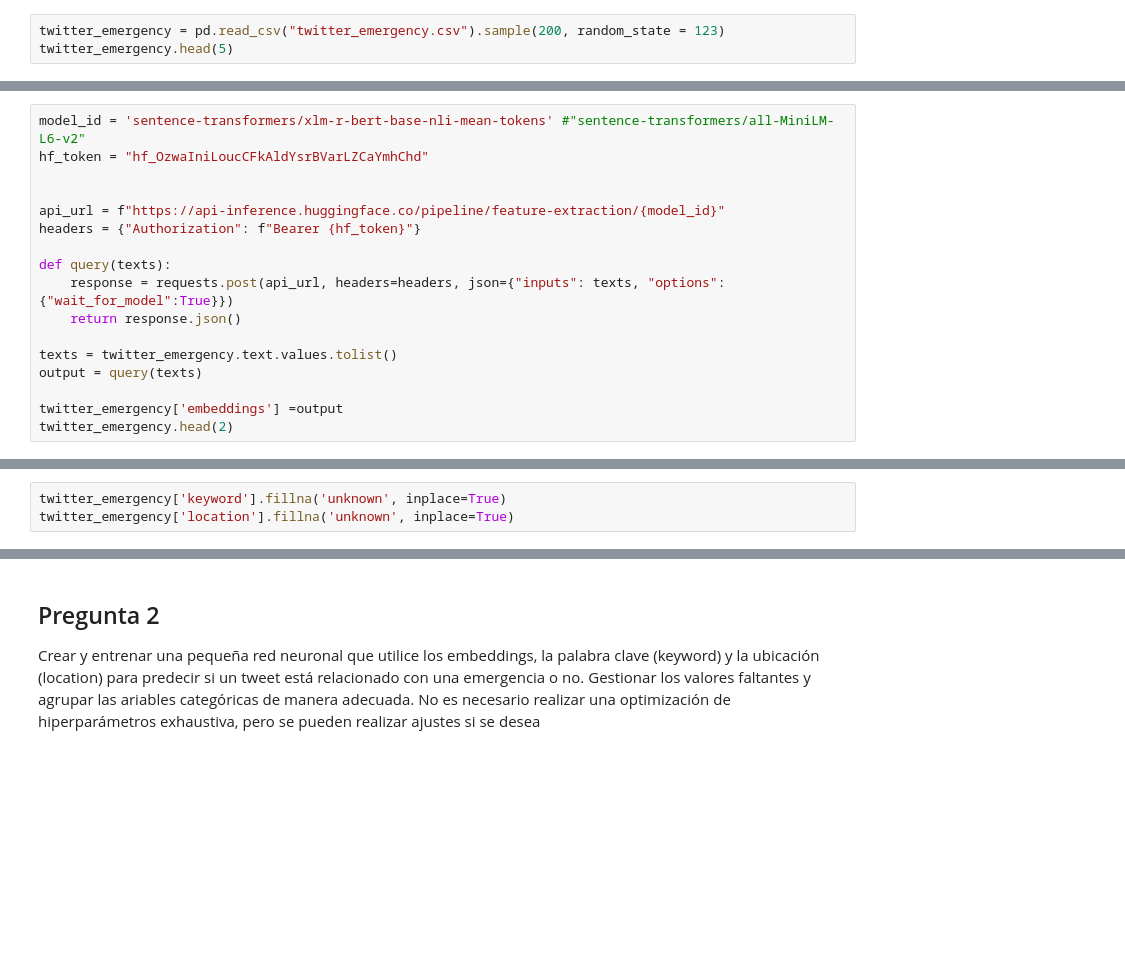
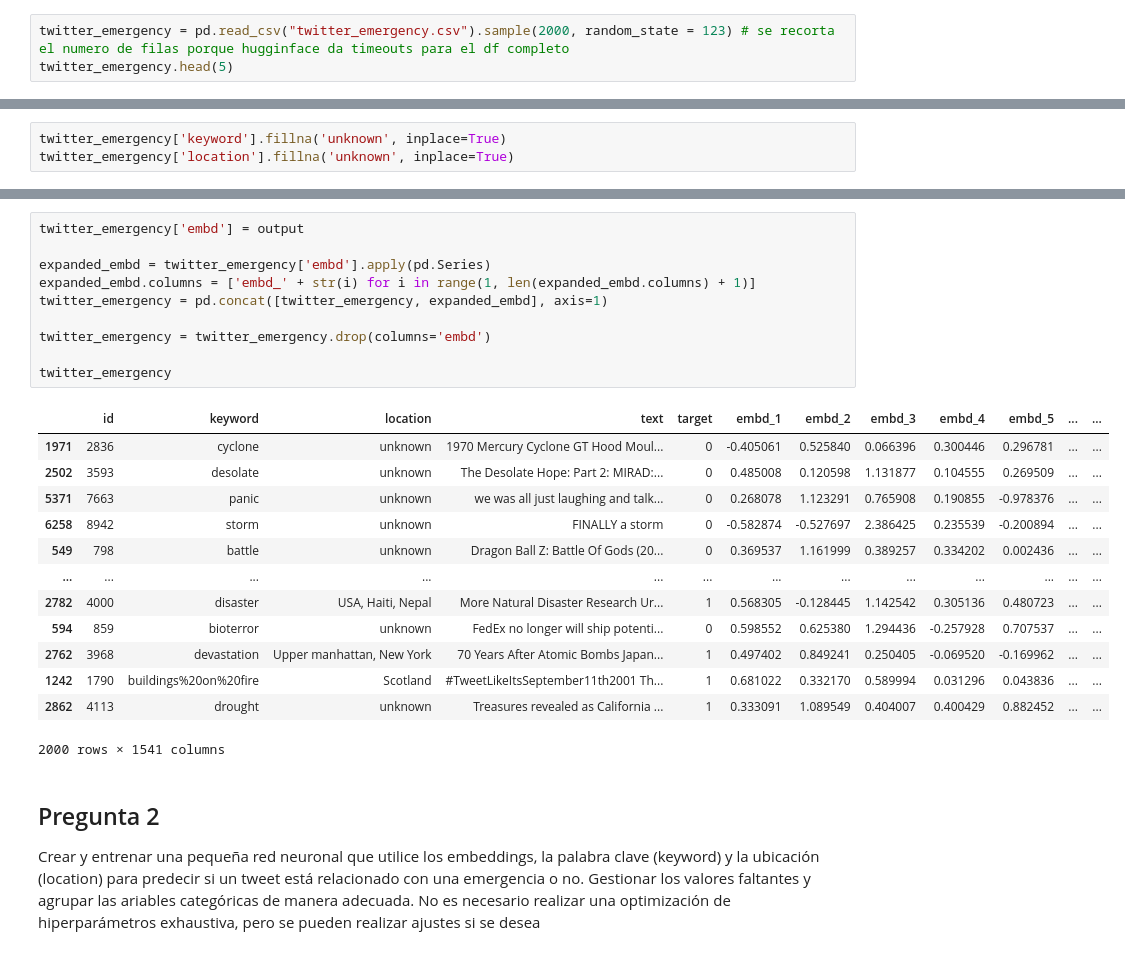
Before and after one commit to alvaropdr10/alvaro_2, a Jupyter notebook: practica_2.ipynb, the cells around one changed output, grey strips where cells are left out. Drawn from its saved outputs; the diff is of its cells as text; blank space fills up the shorter version.

```diff
--- a/practica_2.ipynb
+++ b/practica_2.ipynb
@@ -380,7 +396,7 @@ Para ello se adjunta el conjunto de datos: twitter_emergency.csv
 
 Extraer los embeddings del texto de los tweets utilizando un modelo pre-entrenado de Huggingface
 # %%
-twitter_emergency = pd.read_csv("twitter_emergency.csv").sample(200, random_state = 123)
+twitter_emergency = pd.read_csv("twitter_emergency.csv").sample(2000, random_state = 123) # se recorta el numero de filas porque hugginface da timeouts para el df completo
 twitter_emergency.head(5)
 # %% [output]
 |  | id | keyword | location | text | target |
@@ -389,20 +405,3 @@ twitter_emergency.head(5)
 | 5371 | 7663 | panic | NaN | we was all just laughing and talk... | 0 |
 | 6258 | 8942 | storm | NaN | FINALLY a storm | 0 |
 | 549 | 798 | battle | NaN | Dragon Ball Z: Battle Of Gods (20... | 0 |
-# %%
-model_id = 'sentence-transformers/xlm-r-bert-base-nli-mean-tokens' #"sentence-transformers/all-MiniLM-L6-v2"
-hf_token = "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"
-
-
-api_url = f"https://api-inference.huggingface.co/pipeline/feature-extraction/{model_id}"
-headers = {"Authorization": f"Bearer {hf_token}"}
-
-def query(texts):
-    response = requests.post(api_url, headers=headers, json={"inputs": texts, "options":{"wait_for_model":True}})
-    return response.json()
-
-texts = twitter_emergency.text.values.tolist()
-output = query(texts)
-
-twitter_emergency['embeddings'] =output
-twitter_emergency.head(2)
@@ -416,3 +425,27 @@ twitter_emergency['location'].fillna('unknown', inplace=True)
+# %%
+twitter_emergency['embd'] = output
+
+expanded_embd = twitter_emergency['embd'].apply(pd.Series)
+expanded_embd.columns = ['embd_' + str(i) for i in range(1, len(expanded_embd.columns) + 1)]
+twitter_emergency = pd.concat([twitter_emergency, expanded_embd], axis=1)
+
+twitter_emergency = twitter_emergency.drop(columns='embd')
+
+twitter_emergency
+# %% [output]
+|  | id | keyword | location | text | target | embd_1 | embd_2 | embd_3 | embd_4 | embd_5 | ... | ... |
+| 1971 | 2836 | cyclone | unknown | 1970 Mercury Cyclone GT Hood Moul... | 0 | -0.405061 | 0.525840 | 0.066396 | 0.300446 | 0.296781 | ... | ... |
+| 2502 | 3593 | desolate | unknown | The Desolate Hope: Part 2: MIRAD:... | 0 | 0.485008 | 0.120598 | 1.131877 | 0.104555 | 0.269509 | ... | ... |
+| 5371 | 7663 | panic | unknown | we was all just laughing and talk... | 0 | 0.268078 | 1.123291 | 0.765908 | 0.190855 | -0.978376 | ... | ... |
+| 6258 | 8942 | storm | unknown | FINALLY a storm | 0 | -0.582874 | -0.527697 | 2.386425 | 0.235539 | -0.200894 | ... | ... |
+| 549 | 798 | battle | unknown | Dragon Ball Z: Battle Of Gods (20... | 0 | 0.369537 | 1.161999 | 0.389257 | 0.334202 | 0.002436 | ... | ... |
+| ... | ... | ... | ... | ... | ... | ... | ... | ... | ... | ... | ... | ... |
+| 2782 | 4000 | disaster | USA, Haiti, Nepal | More Natural Disaster Research Ur... | 1 | 0.568305 | -0.128445 | 1.142542 | 0.305136 | 0.480723 | ... | ... |
+| 594 | 859 | bioterror | unknown | FedEx no longer will ship potenti... | 0 | 0.598552 | 0.625380 | 1.294436 | -0.257928 | 0.707537 | ... | ... |
+| 2762 | 3968 | devastation | Upper manhattan, New York | 70 Years After Atomic Bombs Japan... | 1 | 0.497402 | 0.849241 | 0.250405 | -0.069520 | -0.169962 | ... | ... |
+| 1242 | 1790 | buildings%20on%20fire | Scotland | #TweetLikeItsSeptember11th2001 Th... | 1 | 0.681022 | 0.332170 | 0.589994 | 0.031296 | 0.043836 | ... | ... |
+| 2862 | 4113 | drought | unknown | Treasures revealed as California ... | 1 | 0.333091 | 1.089549 | 0.404007 | 0.400429 | 0.882452 | ... | ... |
+2000 rows × 1541 columns
 # %% [markdown]
 <h2 id="p_2_2">Pregunta 2</h2>
 
```
Also changed, not shown: parts of 18 cells of this notebook, 1 other file.
